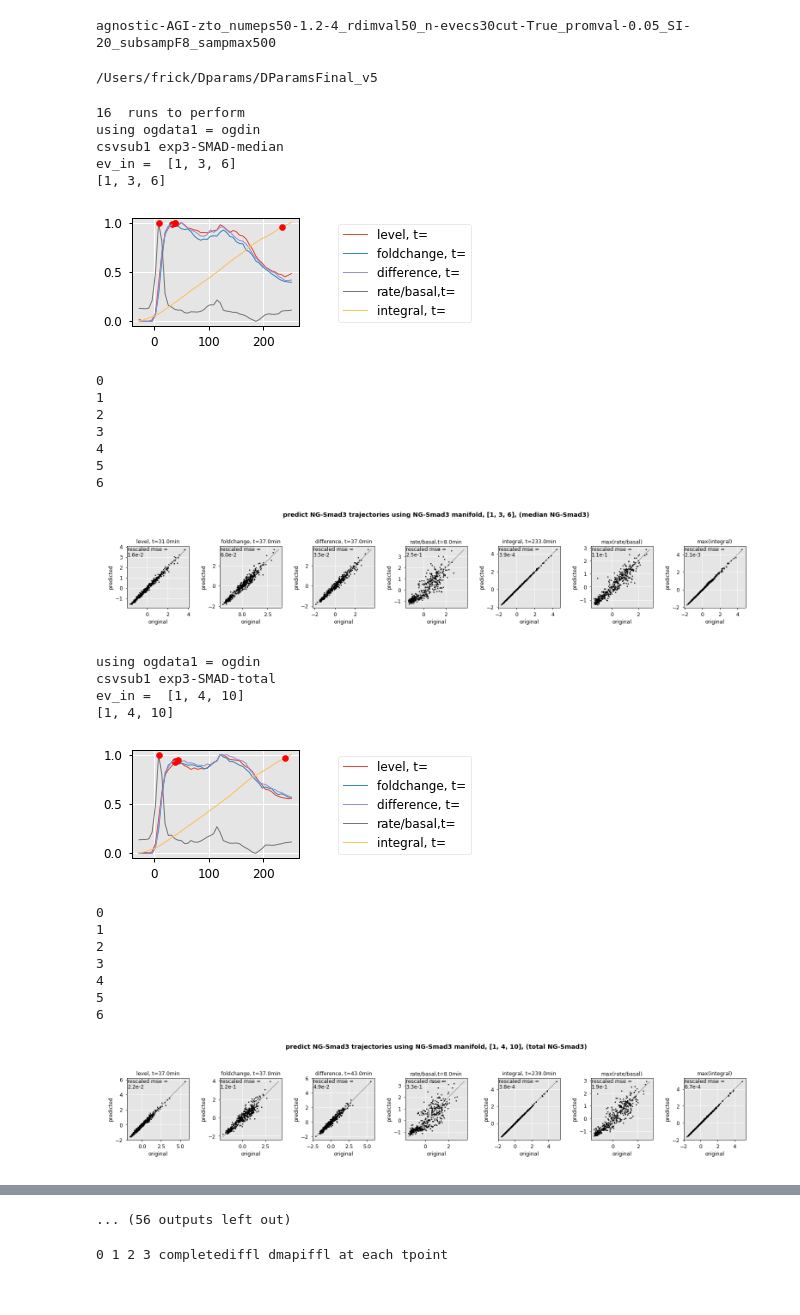
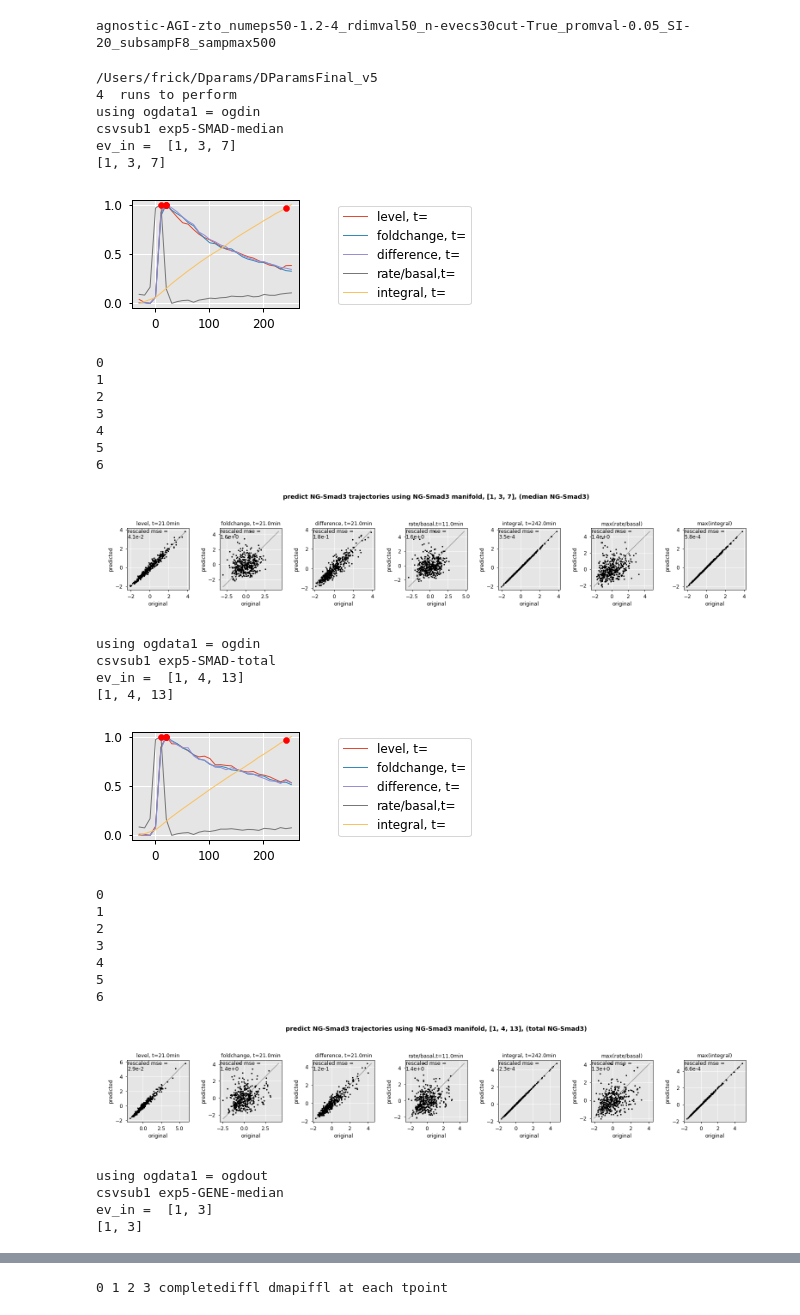
Before and after one commit to cfrick13/dcartalgo, a Jupyter notebook: RUNANY_determineGPYSelf.ipynb, the cells around one changed output, grey strips where cells are left out. Cells and saved outputs as stored; diff of their text form; code cells hidden in the pictures.

```diff
--- a/RUNANY_determineGPYSelf.ipynb
+++ b/RUNANY_determineGPYSelf.ipynb
@@ -115,7 +115,7 @@ for file in os.listdir(session_path):
 
 
 
-a = ['exp3','exp4']
+a = ['exp5']
 b = ['SMAD-median','SMAD-total']
 c = ['GENE-median','GENE-total']
 expSMAD = list(itertools.product(a,b))
@@ -141,7 +141,16 @@ c = ['GENE-iffl']
 simGENEpos = list(itertools.product(a2,c))
 # dall = simSMADpos + simGENEpos
 
-dall = expSMAD + expSNAIL + simSMAD + simGENE
+
+
+
+a = ['exp5']
+b = ['SMAD-median','SMAD-total']
+c = ['GENE-median','GENE-total']
+expSMAD = list(itertools.product(a,b))
+expSNAIL = list(itertools.product(a,c))
+
+dall = expSMAD + expSNAIL
 print(len(dall), ' runs to perform')
 for dd in dall:
 
@@ -233,57 +242,61 @@ for dd in dall:
     ss10 = checkstr1+'-'+checkstr2
 
     ss1,ss1sub = catchImportantWords(ss10)
     ss20=''
     ss2=''
     ss2sub=''
 
     stylestr = 'FrickNEW3'
     plt.style.use(stylestr)
     cmapstr = 'viridis'
     cmap = plt.get_cmap(cmapstr)
 
 
     savepath = str(cwd) + '/' + specidpath + '/GPY-self-predictions_'+stylestr+'/'
     if not os.path.exists(savepath):
         os.mkdir(savepath)
         print('making...', savepath)
 
     fsize=np.asarray([4.4,3])/1.3
     msize = 50
     lw=2
     fontsize = 12
 
     #predictions based on data1
     X = evecs_in[:,ev_in].copy()
     X0=X.copy()
     sdat1 = ogdata1.copy()
     msekeepersmad = predictSELF_BasedOnDMAP(time_data,ss10,X0,sdat1,ev_in,savepath,fontsize)
 # %% [output]
 /Users/frick/Dparams/DParamsFinal_v5
+4  runs to perform
+using ogdata1 = ogdin
+csvsub1 exp5-SMAD-median
+ev_in =  [1, 3, 7]
+[1, 3, 7]
+[figure, new version]
-16  runs to perform
-using ogdata1 = ogdin
-csvsub1 exp3-SMAD-median
-ev_in =  [1, 3, 6]
-[1, 3, 6]
+0
+1
+2
+3
+4
+5
+6
-[figure, old version]
+[figure, new version]
-0
-1
-2
-3
-4
-5
-6
+using ogdata1 = ogdin
+csvsub1 exp5-SMAD-total
+ev_in =  [1, 4, 13]
+[1, 4, 13]
-[figure, old version]
+[figure, new version]
-using ogdata1 = ogdin
-csvsub1 exp3-SMAD-total
-ev_in =  [1, 4, 10]
-[1, 4, 10]
+0
+1
+2
+3
+4
+5
+6
-[figure, old version]
+[figure, new version]
-0
-1
-2
-3
-4
-5
-6
+using ogdata1 = ogdout
+csvsub1 exp5-GENE-median
+ev_in =  [1, 3]
+[1, 3]
-[figure, old version]
@@ -302,4 +313,3 @@ ev_in =  [1, 3, 7]
-... (56 outputs left out)
 # %%
     ############################### NOW LOAD COMPLIMENTARY DATA AND EVECS FOR INPUT OUTPUT PREDICTIONS
 
```
Also changed, not shown: parts of 1 cell of this notebook, 4 other files.
